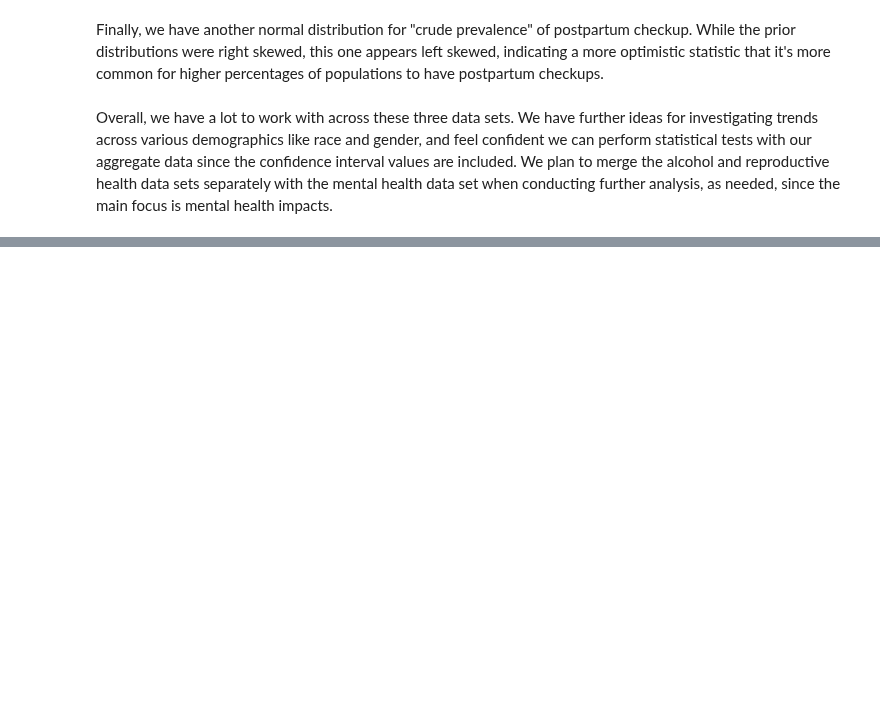
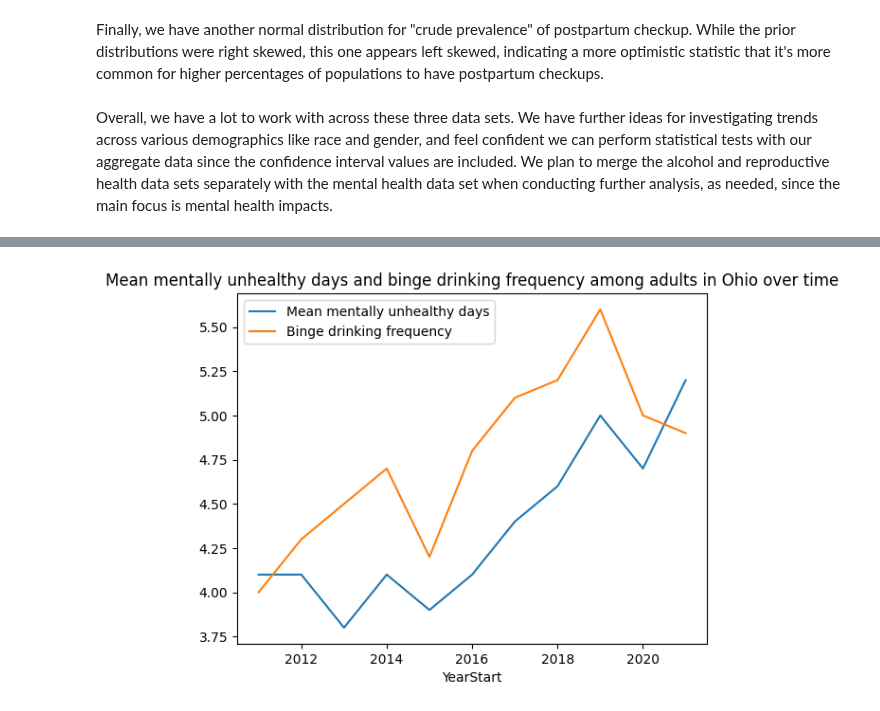
Before and after one commit to jrmcmill/618-project, a Jupyter notebook: JMproject-description.ipynb, the cells around one changed output, grey strips where cells are left out. Drawn from its saved outputs; the diff is of its cells as text; code cells hidden in the pictures; blank space fills up the shorter version.

Commit message:
Pre-lim parsing through data for part II of project analysis

```diff
--- a/JMproject-description.ipynb
+++ b/JMproject-description.ipynb
@@ -475,0 +482,7 @@ Overall, we have a lot to work with across these three data sets. We have furthe
+# %%
+#create new merged data set for ohio
+mh_oh = mental_health[(mental_health.DataValueType == 'Mean') & (mental_health.LocationDesc == 'Ohio') & (mental_health.Overall == 'Overall')]
+al_oh = alcohol[(alcohol.DataValueType == 'Mean') & (alcohol.LocationDesc == 'Ohio') & (alcohol.Overall == 'Overall') & (alcohol.Question == 'Binge drinking frequency among adults aged >= 18 years who binge drink')]
+mh_al_oh = mh_oh.merge(al_oh, on='YearStart', suffixes=('_mh', '_al'), how='inner').sort_values(by='YearStart')
+
+mh_al_oh.head(5)
@@ -475,0 +497,6 @@ Overall, we have a lot to work with across these three data sets. We have furthe
+# %%
+mh_oh.merge(al_oh, on='YearStart', suffixes=('_mh', '_al'), how='inner').sort_values(by='YearStart').plot(x='YearStart', y=['DataValue_mh', 'DataValue_al'], kind='line')
+plt.legend(['Mean mentally unhealthy days', 'Binge drinking frequency'])
+_ = plt.title('Mean mentally unhealthy days and binge drinking frequency among adults in Ohio over time')
+# %% [output]
+[figure, added]
```
Also changed, not shown: parts of 10 cells of this notebook.
